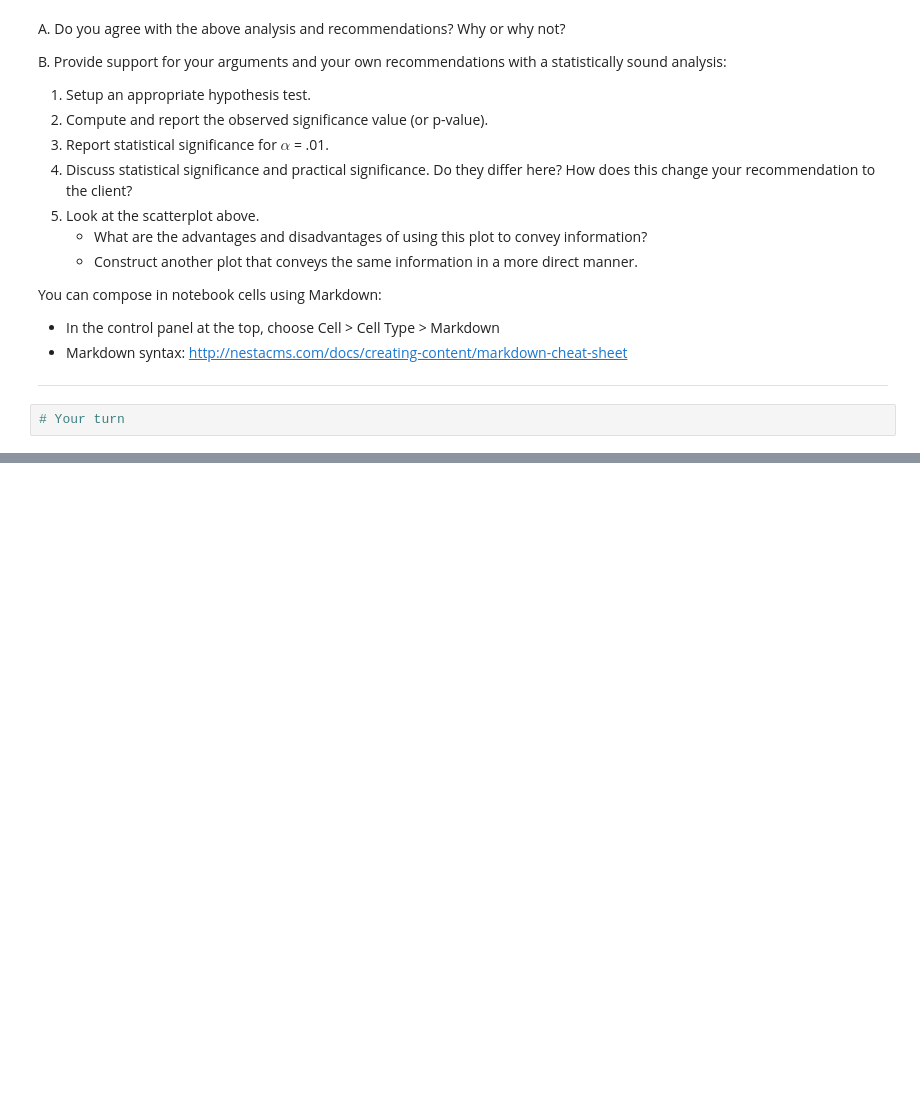
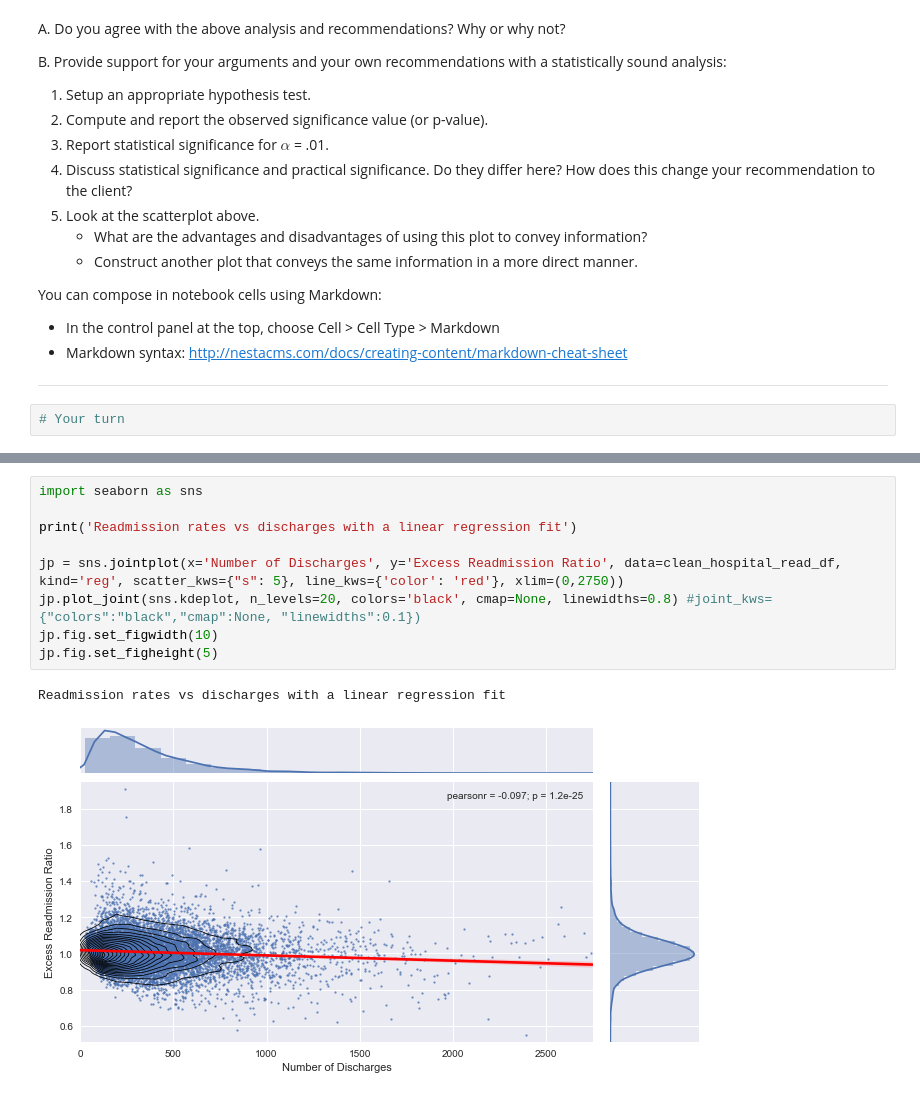
Before and after one commit to vlcekl/ds-various, a Jupyter notebook: hospital_readmit/sliderule_dsi_inferential_statistics_exercise_3.ipynb, the cells around one changed output, grey strips where cells are left out. Drawn from its saved outputs; the diff is of its cells as text; blank space fills up the shorter version.

Commit message:
updated readmissions

```diff
--- a/hospital_readmit/sliderule_dsi_inferential_statistics_exercise_3.ipynb
+++ b/hospital_readmit/sliderule_dsi_inferential_statistics_exercise_3.ipynb
@@ -135,0 +277,12 @@ You can compose in notebook cells using Markdown:
+# %%
+import seaborn as sns
+
+print('Readmission rates vs discharges with a linear regression fit')
+
+jp = sns.jointplot(x='Number of Discharges', y='Excess Readmission Ratio', data=clean_hospital_read_df, kind='reg', scatter_kws={"s": 5}, line_kws={'color': 'red'}, xlim=(0,2750))
+jp.plot_joint(sns.kdeplot, n_levels=20, colors='black', cmap=None, linewidths=0.8) #joint_kws={"colors":"black","cmap":None, "linewidths":0.1})
+jp.fig.set_figwidth(10)
+jp.fig.set_figheight(5)
+# %% [output]
+Readmission rates vs discharges with a linear regression fit
+[figure, added]
```
Also changed, not shown: parts of 25 cells of this notebook.
